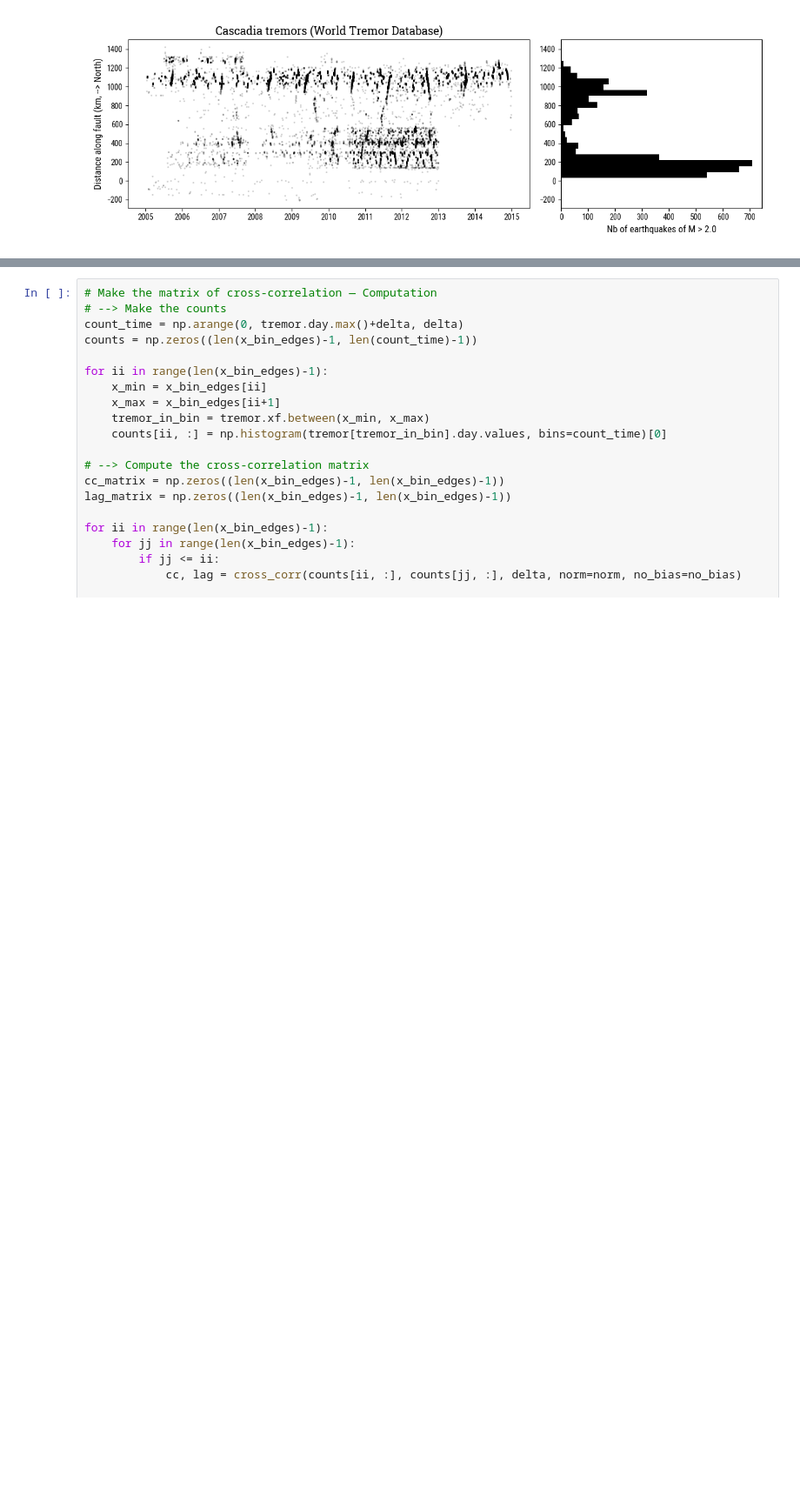
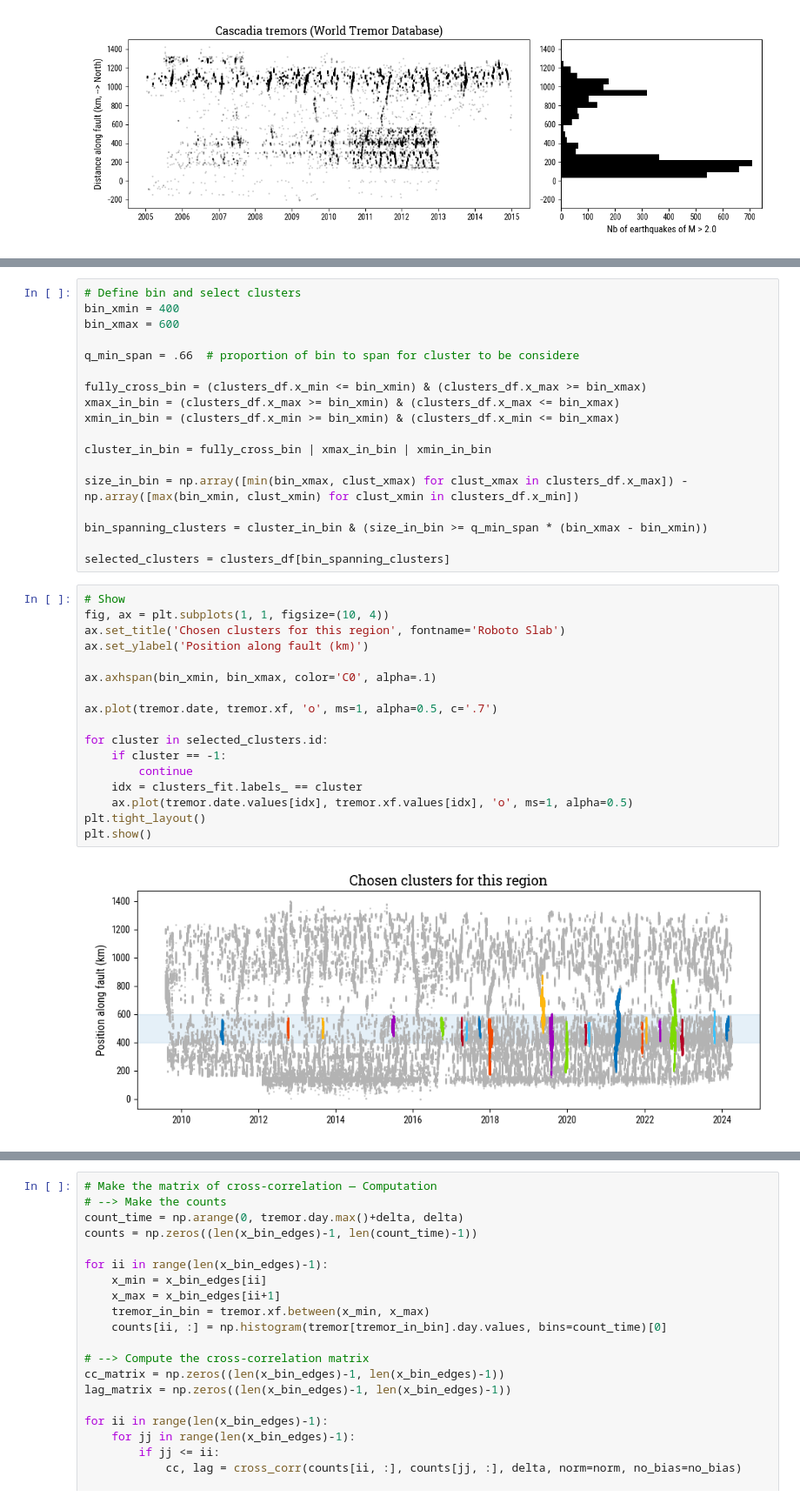
Before and after one commit to gfarge/tremor_v_eq, a Jupyter notebook: cascadia_overview.ipynb, the cells around one changed output, grey strips where cells are left out. Shown at 87% size. Saved outputs shown, nothing was run; the diff lists cells and outputs as text; blank space fills up the shorter version.

```diff
--- a/cascadia_overview.ipynb
+++ b/cascadia_overview.ipynb
@@ -353,0 +473,37 @@ plt.show()
+# %%
+# Define bin and select clusters
+bin_xmin = 400
+bin_xmax = 600
+
+q_min_span = .66  # proportion of bin to span for cluster to be considere
+
+fully_cross_bin = (clusters_df.x_min <= bin_xmin) & (clusters_df.x_max >= bin_xmax)
+xmax_in_bin = (clusters_df.x_max >= bin_xmin) & (clusters_df.x_max <= bin_xmax)
+xmin_in_bin = (clusters_df.x_min >= bin_xmin) & (clusters_df.x_min <= bin_xmax)
+
+cluster_in_bin = fully_cross_bin | xmax_in_bin | xmin_in_bin
+
+size_in_bin = np.array([min(bin_xmax, clust_xmax) for clust_xmax in clusters_df.x_max]) - np.array([max(bin_xmin, clust_xmin) for clust_xmin in clusters_df.x_min])
+
+bin_spanning_clusters = cluster_in_bin & (size_in_bin >= q_min_span * (bin_xmax - bin_xmin))
+
+selected_clusters = clusters_df[bin_spanning_clusters]
+# %%
+# Show
+fig, ax = plt.subplots(1, 1, figsize=(10, 4))
+ax.set_title('Chosen clusters for this region', fontname='Roboto Slab')
+ax.set_ylabel('Position along fault (km)')
+
+ax.axhspan(bin_xmin, bin_xmax, color='C0', alpha=.1)
+
+ax.plot(tremor.date, tremor.xf, 'o', ms=1, alpha=0.5, c='.7')
+
+for cluster in selected_clusters.id:
+    if cluster == -1:
+        continue
+    idx = clusters_fit.labels_ == cluster
+    ax.plot(tremor.date.values[idx], tremor.xf.values[idx], 'o', ms=1, alpha=0.5)
+plt.tight_layout()
+plt.show()
+# %% [output]
+[figure, added]
```
Also changed, not shown: parts of 30 cells of this notebook, 7 other files.
